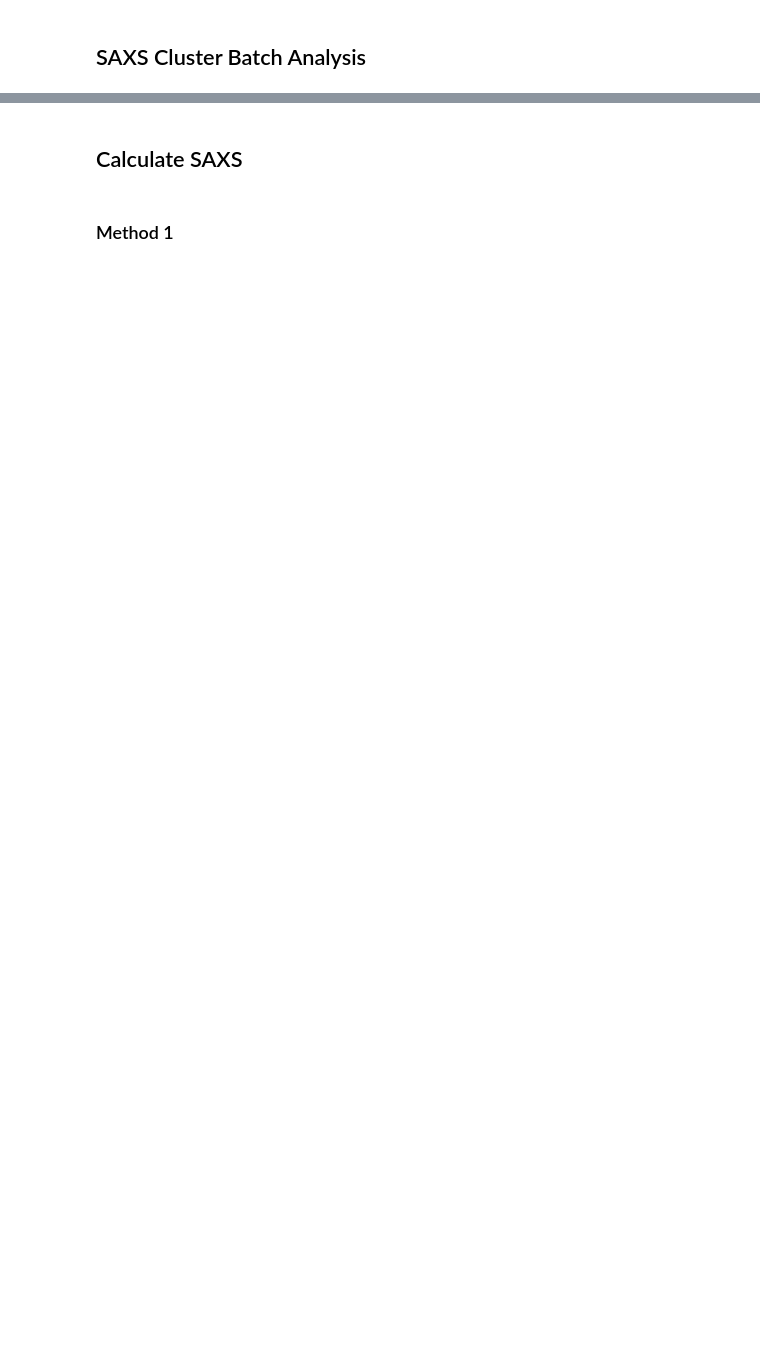
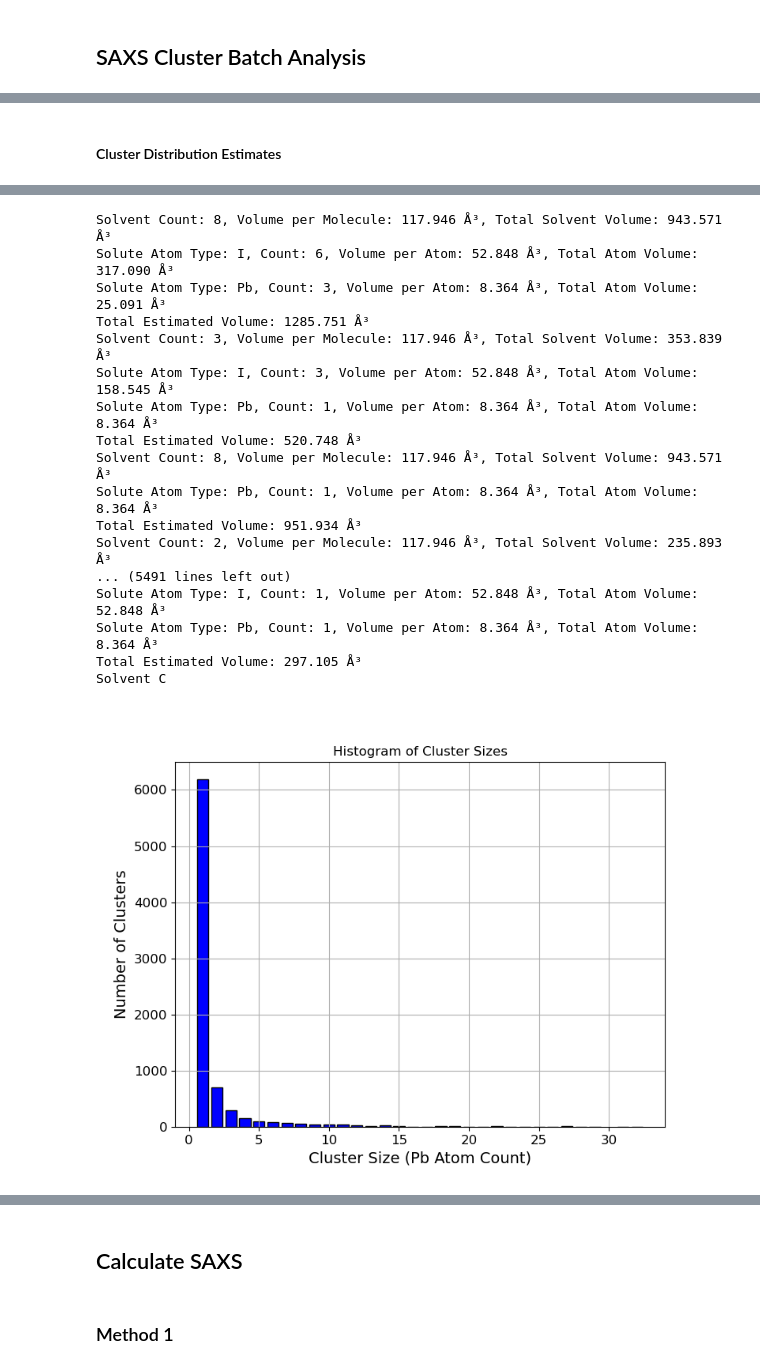
Before and after one commit to kewh5868/MDScatter, a Jupyter notebook: notebooks/4_clustersaxs.ipynb, the cells around one changed output, grey strips where cells are left out. Drawn from its saved outputs; the diff is of its cells as text; code cells hidden in the pictures; blank space fills up the shorter version.

Commit message:
adding bulk solvent volume estimation toolkit for SAXS calculation and cluster statistics analysis

```diff
--- a/notebooks/4_clustersaxs.ipynb
+++ b/notebooks/4_clustersaxs.ipynb
@@ -10,6 +10,7 @@ Relative import the custom classes to support the cluster network tool.
 # Import and run the setup script
 import sys, os
 import numpy as np
+from typing import TypedDict, Optional, Dict
 
 # Ensure the project root is in sys.path to locate setup_env
 project_root = os.path.abspath(os.path.join(os.getcwd(), '..'))
@@ -20,4 +21,4 @@ if project_root not in sys.path:
 from setup_env import setup_environment
 
 # Capture the imported classes from setup_environment
-RadiusOfGyrationCalculator, PDBEditor, TrajectoryProcessor, PDBFileHandler, Atom, ClusterNetwork, ClusterBatchAnalyzer = setup_environment()
+BulkVolumeParams, BulkVolume, RadiusOfGyrationCalculator, PDBEditor, TrajectoryProcessor, PDBFileHandler, Atom, ClusterNetwork, ClusterBatchAnalyzer = setup_environment()
@@ -62,0 +152,15 @@ analyzer = ClusterBatchAnalyzer(
+# %%
+# Instantiate the ClusterBatchAnalyzer class with the necessary parameters
+analyzer = ClusterBatchAnalyzer(
+    pdb_directory=pdb_directory,
+    target_elements=target_elements,
+    neighbor_elements=neighbor_elements,
+    distance_thresholds=distance_thresholds,
+    charges=partial_charges,
+    core_residue_names=['PBI'],
+    shell_residue_names=['DMS'],
+    # volume_method='ionic_radius'  # Choose the ionic radius estimation method
+    # volume_method='radius_of_gyration'  # Choose the radius of gyration method
+    volume_method='bulk_volume',  # Choose the radius of gyration method,
+    bulk_volume_params = BulkVolumeParams
+)
@@ -62,0 +185,5 @@ analyzer = ClusterBatchAnalyzer(
+# %% [markdown]
+#### Cluster Distribution Estimates
+# %%
+coordination_stats_per_size = analyzer.analyze_clusters()
+# %% [output]
@@ -62,0 +207,18 @@ analyzer = ClusterBatchAnalyzer(
+Solvent Count: 8, Volume per Molecule: 117.946 Å³, Total Solvent Volume: 943.571 Å³
+Solute Atom Type: I, Count: 6, Volume per Atom: 52.848 Å³, Total Atom Volume: 317.090 Å³
+Solute Atom Type: Pb, Count: 3, Volume per Atom: 8.364 Å³, Total Atom Volume: 25.091 Å³
+Total Estimated Volume: 1285.751 Å³
+Solvent Count: 3, Volume per Molecule: 117.946 Å³, Total Solvent Volume: 353.839 Å³
+Solute Atom Type: I, Count: 3, Volume per Atom: 52.848 Å³, Total Atom Volume: 158.545 Å³
+Solute Atom Type: Pb, Count: 1, Volume per Atom: 8.364 Å³, Total Atom Volume: 8.364 Å³
+Total Estimated Volume: 520.748 Å³
+Solvent Count: 8, Volume per Molecule: 117.946 Å³, Total Solvent Volume: 943.571 Å³
+Solute Atom Type: Pb, Count: 1, Volume per Atom: 8.364 Å³, Total Atom Volume: 8.364 Å³
+Total Estimated Volume: 951.934 Å³
+Solvent Count: 2, Volume per Molecule: 117.946 Å³, Total Solvent Volume: 235.893 Å³
+... (5491 lines left out)
+Solute Atom Type: I, Count: 1, Volume per Atom: 52.848 Å³, Total Atom Volume: 52.848 Å³
+Solute Atom Type: Pb, Count: 1, Volume per Atom: 8.364 Å³, Total Atom Volume: 8.364 Å³
+Total Estimated Volume: 297.105 Å³
+Solvent C
+[figure, added]
```
Also changed, not shown: parts of 13 cells of this notebook, 8 other files.
